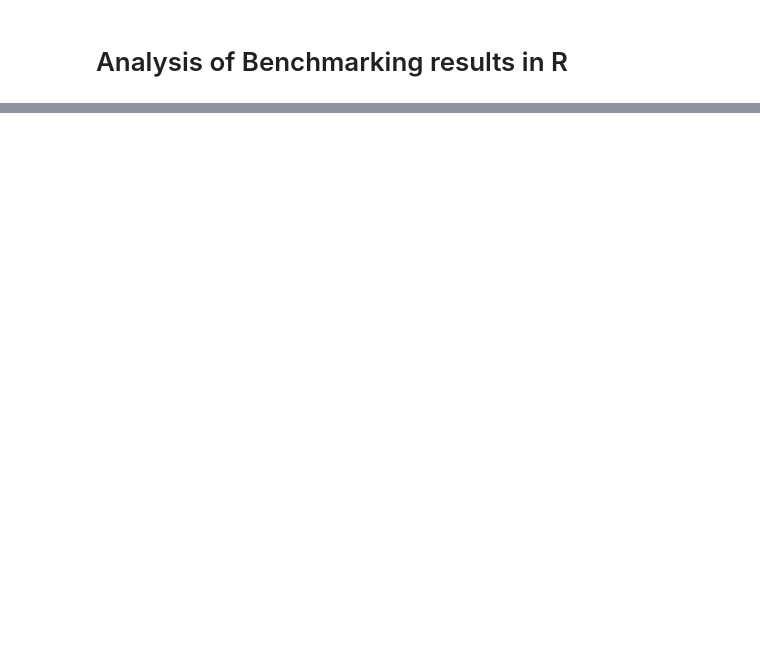
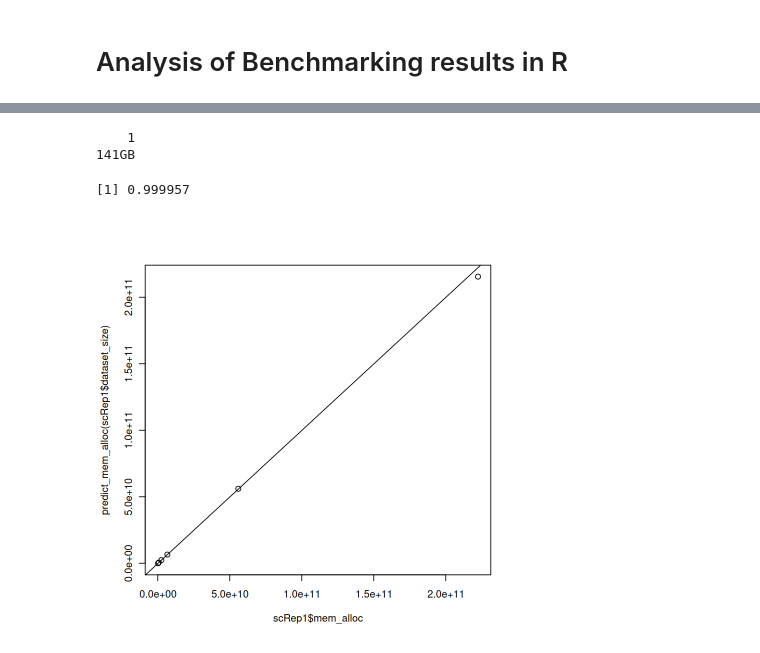
Before and after one commit to BorchLab/scRepertoire.v2_manuscript, a Jupyter notebook: supplemental-analysis/combineTCR-benchmark/result-analysis.ipynb, the cells around one changed output, grey strips where cells are left out. Cells and saved outputs as stored; diff of their text form; code cells hidden in the pictures; blank space fills up the shorter version.

```diff
--- a/supplemental-analysis/combineTCR-benchmark/result-analysis.ipynb
+++ b/supplemental-analysis/combineTCR-benchmark/result-analysis.ipynb
@@ -48,0 +55,8 @@ ggplot(all_data, aes(x = log(dataset_size), y = log(mem_alloc), color = tool, fi
+# %%
+# fitting a quadratic model for the memory usage of scRep1
+scRep1 <- all_data %>%
+    filter(tool == "scRepertoire1") %>%
+    mutate(log_dataset_size = log(as.numeric(dataset_size))) %>%
+    mutate(log_mem_alloc = log(as.numeric(mem_alloc))) %>%
+    select(dataset_size, log_dataset_size, mem_alloc, log_mem_alloc)
+scRep1
@@ -48,0 +73,17 @@ ggplot(all_data, aes(x = log(dataset_size), y = log(mem_alloc), color = tool, fi
+# %%
+m <- lm(log_mem_alloc ~ 1 + log_dataset_size, data = scRep1)
+predict_mem_alloc <- function(dataset_size) {
+    log_dataset_size <- log(as.numeric(dataset_size))
+    as_bench_bytes(exp(predict(m, data.frame(log_dataset_size = log_dataset_size))))
+}
+predict_mem_alloc(50000)
+# %% [output]
+    1
+141GB
+# %%
+plot(scRep1$mem_alloc, predict_mem_alloc(scRep1$dataset_size))
+abline(0, 1)
+cor(scRep1$mem_alloc, predict_mem_alloc(scRep1$dataset_size))
+# %% [output]
+[1] 0.999957
+[figure, added]
```
Also changed, not shown: parts of 7 cells of this notebook, 2 other files.
